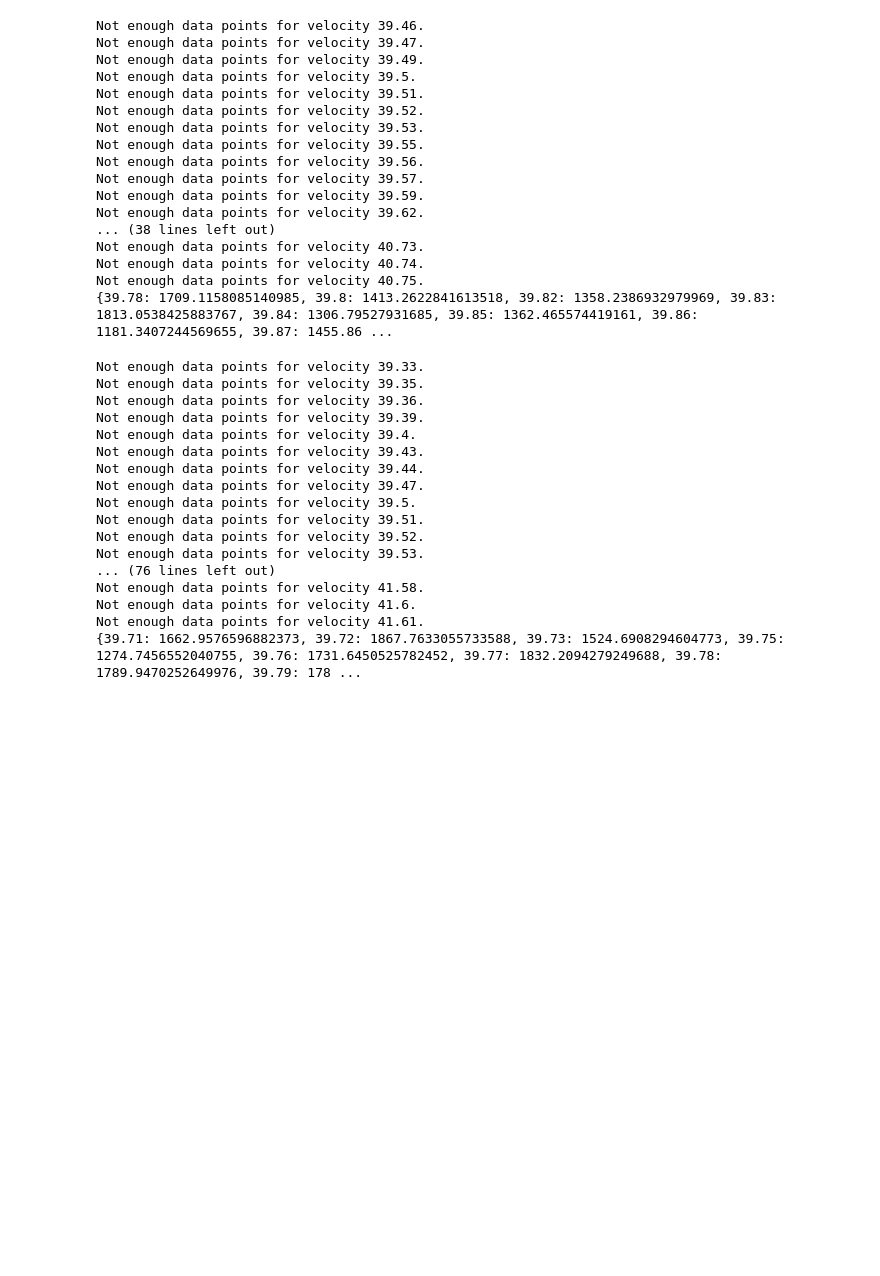
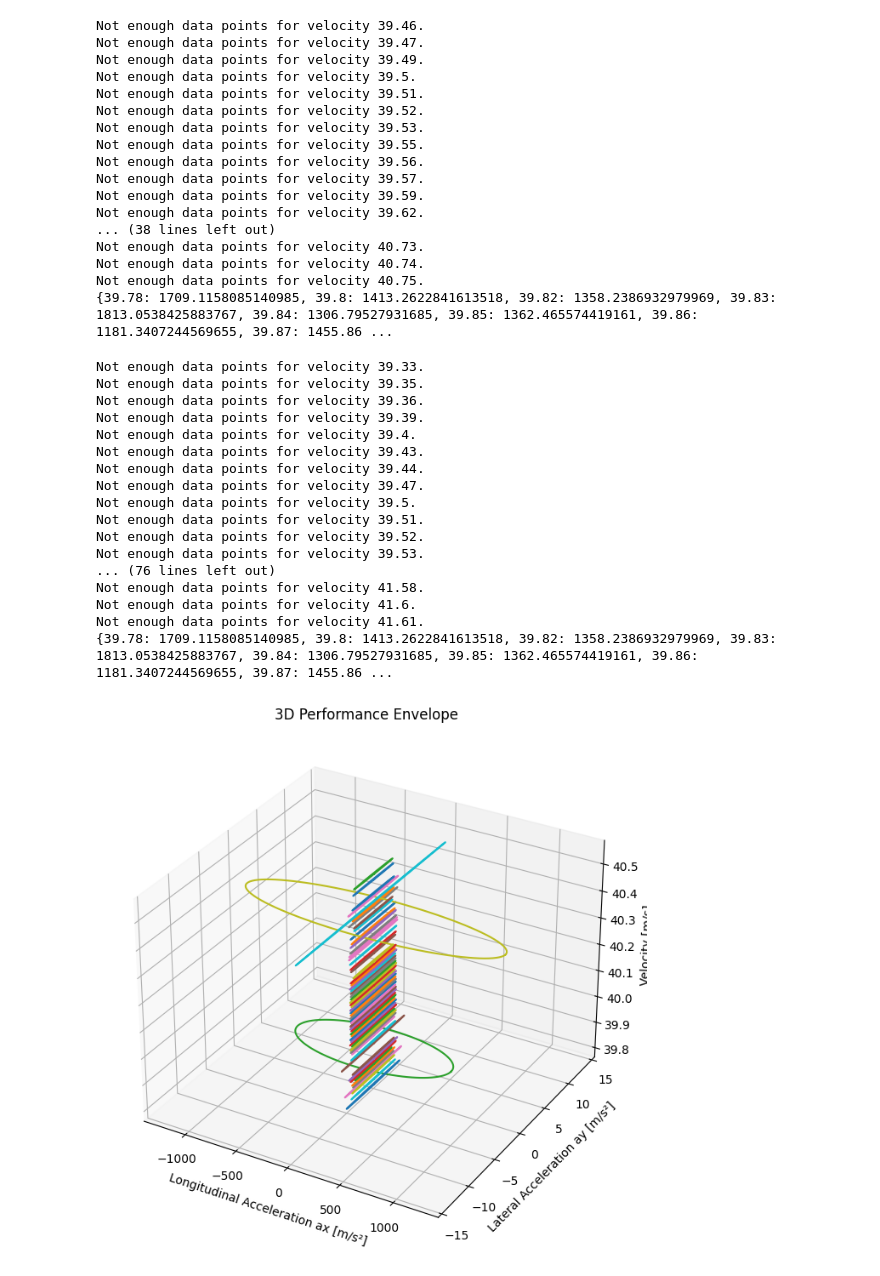
Before and after one commit to Formula-Electric-Berkeley/FEBSim, a Jupyter notebook: GGV.ipynb, the cells around one changed output. Drawn from its saved outputs; the diff is of its cells as text; code cells hidden in the pictures; blank space fills up the shorter version.

Commit message:
Made df with Max Grip

```diff
--- a/GGV.ipynb
+++ b/GGV.ipynb
@@ -211,7 +211,7 @@ def get_max_grip_by_velocity_long(data, load_bin):
 
 # Example usage, assuming 'data' is your DataFrame loaded and preprocessed
 load_bin = [-800, -400]
-max_grip_results = get_max_grip_by_velocity_long(data, load_bin)
+max_grip_results_long = get_max_grip_by_velocity_long(data, load_bin)
 print(max_grip_results)
 # %% [output]
 Not enough data points for velocity 39.33.
@@ -230,4 +230,46 @@ Not enough data points for velocity 39.53.
 Not enough data points for velocity 41.58.
 Not enough data points for velocity 41.6.
 Not enough data points for velocity 41.61.
-{39.71: 1662.9576596882373, 39.72: 1867.7633055733588, 39.73: 1524.6908294604773, 39.75: 1274.7456552040755, 39.76: 1731.6450525782452, 39.77: 1832.2094279249688, 39.78: 1789.9470252649976, 39.79: 178 ...
+{39.78: 1709.1158085140985, 39.8: 1413.2622841613518, 39.82: 1358.2386932979969, 39.83: 1813.0538425883767, 39.84: 1306.79527931685, 39.85: 1362.465574419161, 39.86: 1181.3407244569655, 39.87: 1455.86 ...
+# %%
+import matplotlib.pyplot as plt
+from mpl_toolkits.mplot3d import Axes3D
+import numpy as np
+
+
+vehicle_mass = 341  # in kg
+
+# Normalize the grip values to get acceleration
+max_acc_lat = {v: grip / vehicle_mass for v, grip in max_grip_results.items()}
+max_acc_long = {v: grip / vehicle_mass for v, grip in max_grip_results_long.items()}
+
+# Intersect the keys (velocities) in both dictionaries
+common_velocities = set(max_acc_lat).intersection(max_acc_long)
+
+# Setup the figure and axes for 3D plotting
+fig = plt.figure(figsize=(10, 8))
+ax = fig.add_subplot(111, projection='3d')
+
+# Loop over each common velocity and create an ellipse
+for velocity in common_velocities:
+    ax_max = max_acc_long[velocity]  # Longitudinal acceleration
+    ay_max = max_acc_lat[velocity]   # Lateral acceleration
+
+    # Ellipse parameters for the ax and ay accelerations
+    theta = np.linspace(0, 2 * np.pi, 100)
+    ax_ellipse = ax_max * np.cos(theta)
+    ay_ellipse = ay_max * np.sin(theta)
+
+    # Plot the ellipse for this velocity, centered at 0
+    ax.plot(ax_ellipse, ay_ellipse, zs=velocity, zdir='z', label=f'Velocity = {velocity} m/s')
+
+# Set labels and title
+ax.set_xlabel('Longitudinal Acceleration ax [m/s²]')
+ax.set_ylabel('Lateral Acceleration ay [m/s²]')
+ax.set_zlabel('Velocity [m/s]')
+ax.set_title('3D Performance Envelope')
+
+# Show plot
+plt.show()
+# %% [output]
+[figure, added]
```
Also changed, not shown: parts of 2 cells of this notebook.
